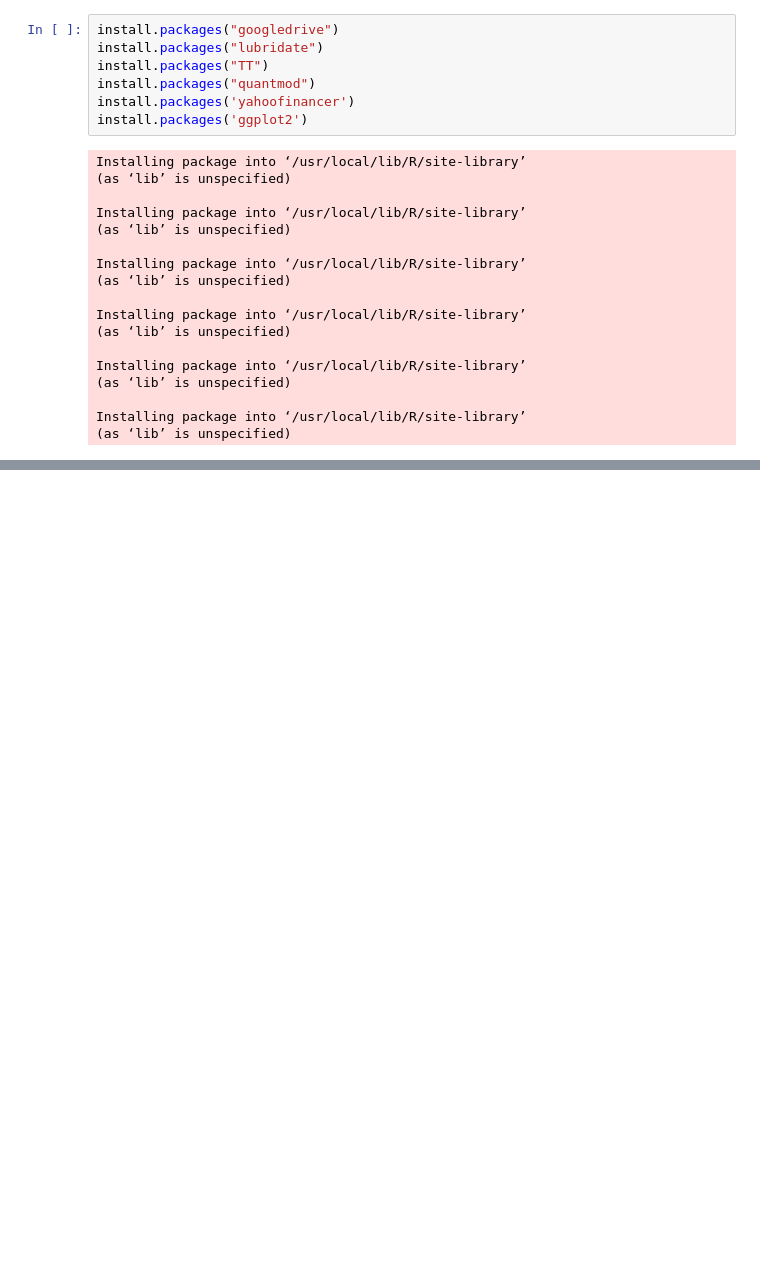
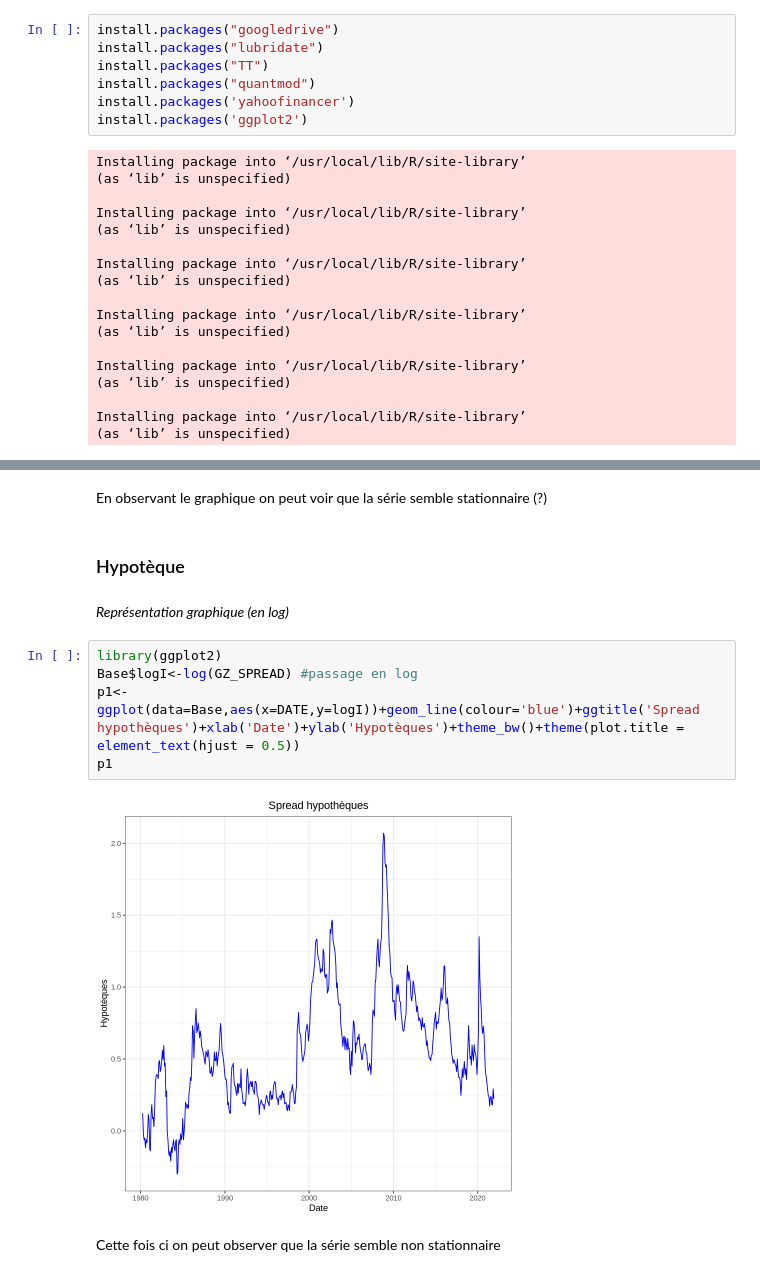
Before and after one commit to TaniaAdmane/projet-econometrie, a Jupyter notebook: Projet_eco_V1.ipynb, the cells around one changed output, grey strips where cells are left out. Drawn from its saved outputs; the diff is of its cells as text; blank space fills up the shorter version.

```diff
--- a/Projet_eco_V1.ipynb
+++ b/Projet_eco_V1.ipynb
@@ -60,0 +72,15 @@ A data.frame: 501 × 3
+# %% [markdown]
+En observant le graphique on peut voir que la série semble stationnaire (?)
+# %% [markdown]
+### Hypotèque
+# %% [markdown]
+*Représentation graphique (en log)*
+# %%
+library(ggplot2)
+Base$logI<-log(GZ_SPREAD) #passage en log
+p1<-ggplot(data=Base,aes(x=DATE,y=logI))+geom_line(colour='blue')+ggtitle('Spread hypothèques')+xlab('Date')+ylab('Hypotèques')+theme_bw()+theme(plot.title = element_text(hjust = 0.5))
+p1
+# %% [output]
+[figure, added]
+# %% [markdown]
+Cette fois ci on peut observer que la série semble non stationnaire
```
Also changed, not shown: parts of 14 cells of this notebook.
